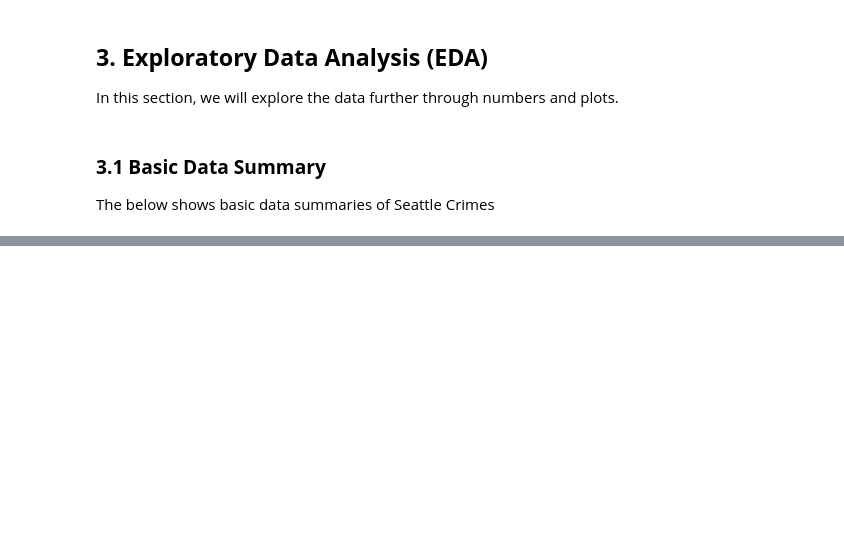
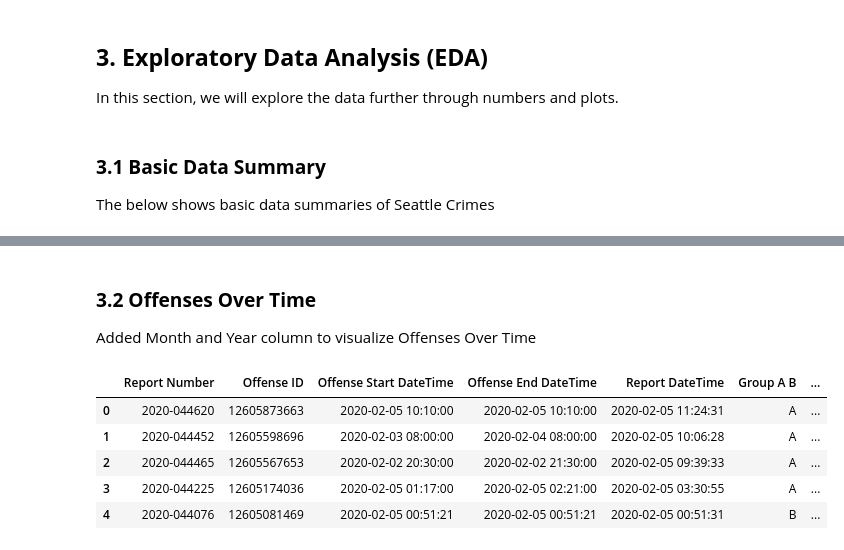
Before and after one commit to matthewraylee/SeaCrime, a Jupyter notebook: SeaCrime.ipynb, the cells around one changed output, grey strips where cells are left out. Saved outputs shown, nothing was run; the diff lists cells and outputs as text; code cells hidden in the pictures; blank space fills up the shorter version.

```diff
--- a/SeaCrime.ipynb
+++ b/SeaCrime.ipynb
@@ -202 +226,16 @@ The below shows basic data summaries of Seattle Crimes
+# %% [markdown]
+### **3.2 Offenses Over Time** <a id="Offenses-Over-Time"></a>
+Added Month and Year column to visualize Offenses Over Time
+# %%
+df['Year'] = df['Offense Start DateTime'].dt.year
+df['Month'] = df['Offense Start DateTime'].dt.month
+
+df.head()
+# %% [output]
+|  | Report Number | Offense ID | Offense Start DateTime | Offense End DateTime | Report DateTime | Group A B | ... |
+| 0 | 2020-044620 | 12605873663 | 2020-02-05 10:10:00 | 2020-02-05 10:10:00 | 2020-02-05 11:24:31 | A | ... |
+| 1 | 2020-044452 | 12605598696 | 2020-02-03 08:00:00 | 2020-02-04 08:00:00 | 2020-02-05 10:06:28 | A | ... |
+| 2 | 2020-044465 | 12605567653 | 2020-02-02 20:30:00 | 2020-02-02 21:30:00 | 2020-02-05 09:39:33 | A | ... |
+| 3 | 2020-044225 | 12605174036 | 2020-02-05 01:17:00 | 2020-02-05 02:21:00 | 2020-02-05 03:30:55 | A | ... |
+| 4 | 2020-044076 | 12605081469 | 2020-02-05 00:51:21 | 2020-02-05 00:51:21 | 2020-02-05 00:51:31 | B | ... |
 # %%
```
Also changed, not shown: parts of 9 cells of this notebook, 1 other file.
